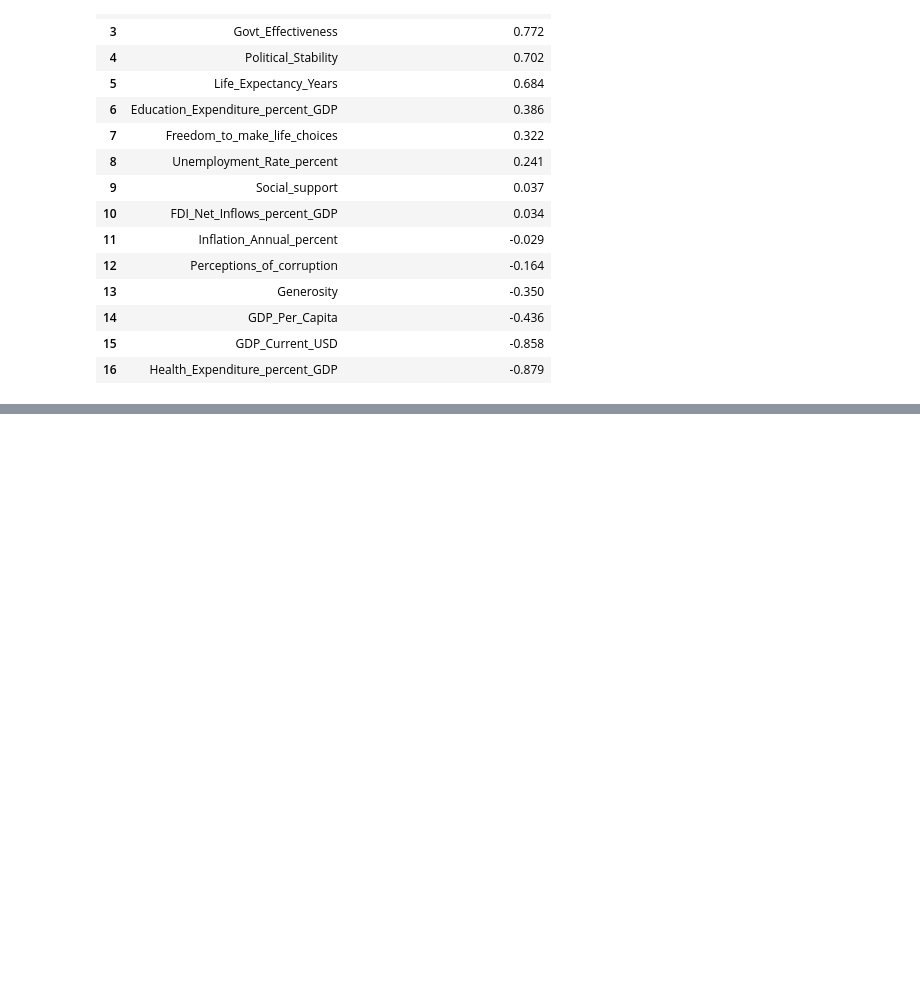
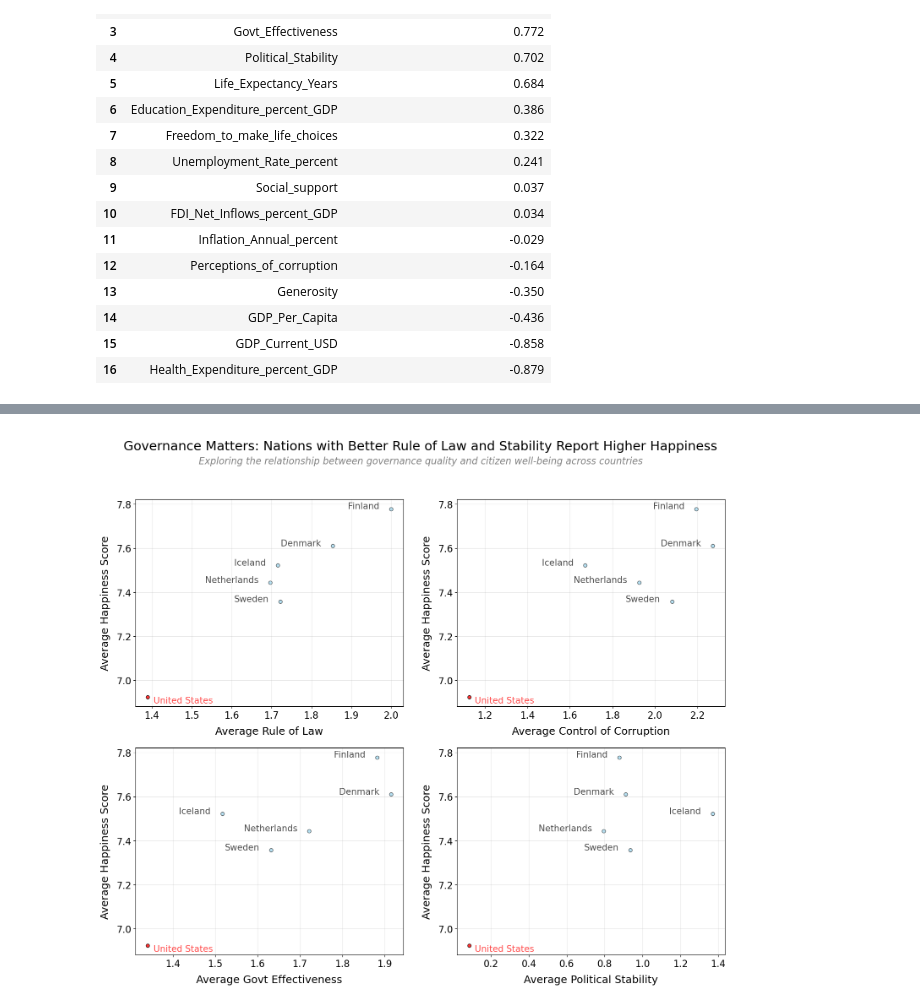
Before and after one commit to LSE-ME204/me204-2025-project-jayden, a Jupyter notebook: notebooks/NB03-analysis.ipynb, the cells around one changed output, grey strips where cells are left out. Cells and saved outputs as stored; diff of their text form; code cells hidden in the pictures; blank space fills up the shorter version.

```diff
--- a/notebooks/NB03-analysis.ipynb
+++ b/notebooks/NB03-analysis.ipynb
@@ -175,0 +213,91 @@ corr_table
+# %%
+# Sets up the plot size, and axis to ensure the right format
+fig, axes = plt.subplots(2, 2, figsize=(18, 14))
+axes = axes.flatten()
+
+# Iterated over each governance indicator and plot corresponding data using enumerate
+for index, indicator in enumerate(indicators):
+    ax = axes[index]
+
+    # Plotted countries that are not the United States so they can match the same color and format
+    non_us_df = df_avg[df_avg["Country"] != "United States"]
+    # If its not the united states, then make the color of it skyblue
+    ax.scatter(
+        non_us_df[indicator],
+        # Plot the economic indicator that we have in the current loop at the moment
+        # As well as the happiness score
+        non_us_df["Happiness_Score"],
+        color='skyblue',
+        alpha=0.6,
+        edgecolor="k"
+    )
+
+    # I plotted the United States differently becuase I am comparing that to top 2024 happiest countries
+    us_row = df_avg[df_avg["Country"] == "United States"]
+    # Ensured this is inside the loop
+    ax.scatter(
+        us_row[indicator],
+        us_row["Happiness_Score"],
+        color='red',
+        alpha=0.8,
+        edgecolor="k"
+    )
+
+    # Annotated countries (including US) using list comprehension,
+    # with different annotation for the US
+    country_rows = [
+        row for row in df_avg.itertuples(index=False)
+        if getattr(row, indicator) > 1.0 or row.Happiness_Score > 6.5
+    ]
+
+    # Annotated each qualifying country on the plot.
+    # The U.S. label is positioned and colored differently for prominence.
+    annotations = [
+        ax.annotate(
+            row.Country,
+            (getattr(row, indicator), row.Happiness_Score),
+            # Offset the text position differently for the US and other countries
+            textcoords="offset points",
+            # Aligned text differently to avoid overlap and improve readability
+            xytext=(10, -10) if row.Country == "United States" else (-20, 0),
+            # Colored the US label red for visibility, others use default color
+            ha='left' if row.Country == "United States" else 'right',
+            fontsize=15,
+            color='red' if row.Country == "United States" else None,
+            # Slight transparency for annotation text
+            alpha=0.7
+        )
+        for row in country_rows
+        # Looped over all selected countries
+    ]
+
+    # Set descriptive axis labels and title with improved readability.
+    # Changed the column name to have spaces instead of camel case
+    # Used labelpad to space out axes
+    ax.set_xlabel(f"Average {indicator.replace('_', ' ')}", fontsize=18, labelpad=10)
+    ax.set_ylabel("Average Happiness Score", fontsize=18, labelpad=10)
+    ax.tick_params(axis='both', which='major', labelsize=16)
+    ax.grid(True, alpha=0.3)
+
+# Add main title
+plt.suptitle(
+    "Governance Matters: Nations with Better Rule of Law and Stability Report Higher Happiness",
+    fontsize=22,
+    y=0.98
+)
+
+# Added subtitle
+plt.figtext(
+    0.5, 0.94,
+    "\n\nExploring the relationship between governance quality and citizen well-being across countries",
+    ha='center',
+    fontsize=16,
+    style='italic',
+    color='gray'
+)
+
+# Overall layout, title, and plot
+plt.tight_layout(rect=[0, 5, 1, 0.88], h_pad=3.0, w_pad=2.0)
+plt.show()
+# %% [output]
+[figure, added]
```
Also changed, not shown: parts of 18 cells of this notebook, 4 other files.
